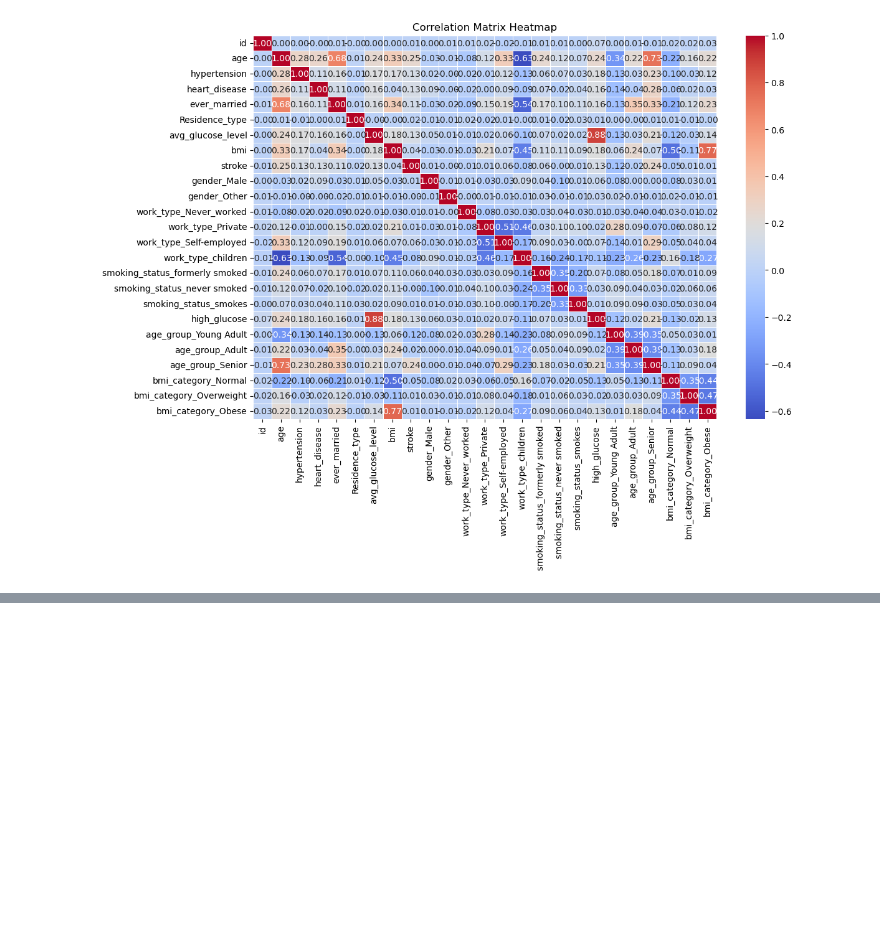
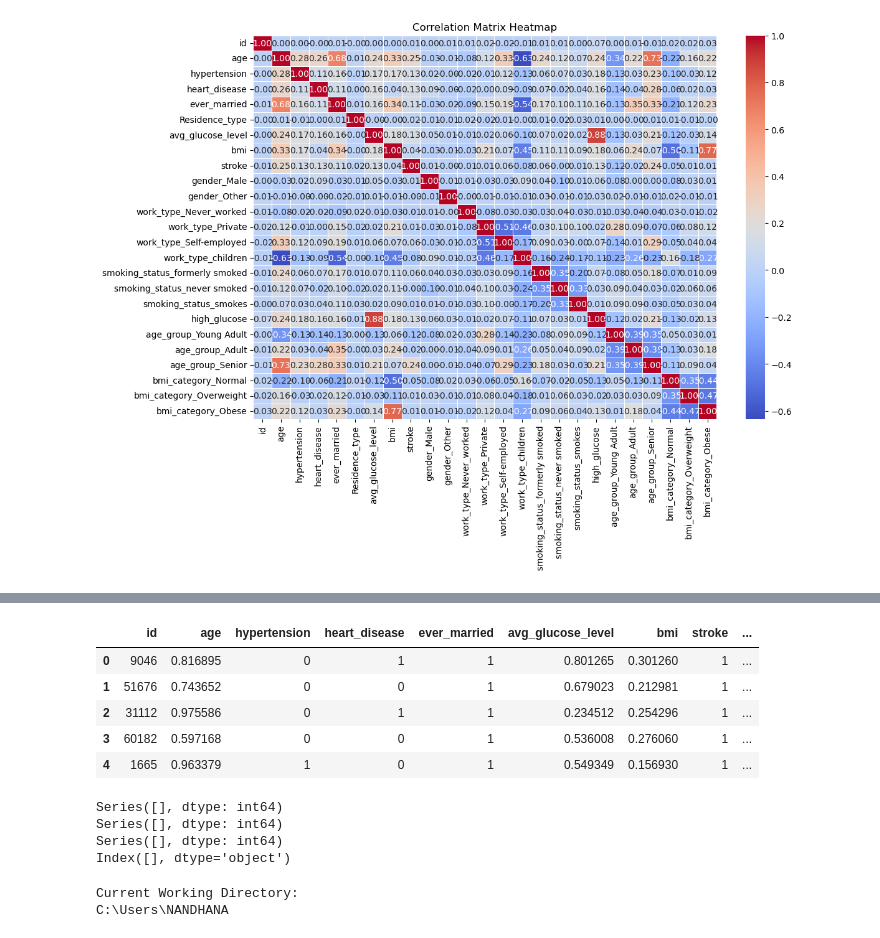
Before and after one commit to Nandhana-22/AI_ML_Exercise1, a Jupyter notebook: AI-ML(LabExercise1).ipynb, the cells around one changed output, grey strips where cells are left out. Saved outputs shown, nothing was run; the diff lists cells and outputs as text; code cells hidden in the pictures; blank space fills up the shorter version.

```diff
--- a/AI-ML(Exercise1) (1).ipynb
+++ b/AI-ML(LabExercise1).ipynb
@@ -614,0 +959,36 @@ plt.show()
+# %%
+import pandas as pd
+
+# Load the preprocessed dataset
+df = pd.read_csv(r"C:\Users\NANDHANA\stroke_preprocessed.csv")
+
+# Display the first 5 rows
+df.head()
+# %% [output]
+|  | id | age | hypertension | heart_disease | ever_married | avg_glucose_level | bmi | stroke | ... |
+| 0 | 9046 | 0.816895 | 0 | 1 | 1 | 0.801265 | 0.301260 | 1 | ... |
+| 1 | 51676 | 0.743652 | 0 | 0 | 1 | 0.679023 | 0.212981 | 1 | ... |
+| 2 | 31112 | 0.975586 | 0 | 1 | 1 | 0.234512 | 0.254296 | 1 | ... |
+| 3 | 60182 | 0.597168 | 0 | 0 | 1 | 0.536008 | 0.276060 | 1 | ... |
+| 4 | 1665 | 0.963379 | 1 | 0 | 1 | 0.549349 | 0.156930 | 1 | ... |
+# %%
+print(df_new.isnull().sum()[df_new.isnull().sum() > 0])
+
+print(X.isnull().sum()[X.isnull().sum() > 0])
+
+print(X_train.isnull().sum()[X_train.isnull().sum() > 0])
+
+print(X.select_dtypes(exclude='number').columns)
+# %% [output]
+Series([], dtype: int64)
+Series([], dtype: int64)
+Series([], dtype: int64)
+Index([], dtype='object')
+# %%
+import os
+
+print("Current Working Directory:")
+print(os.getcwd())
+# %% [output]
+Current Working Directory:
+C:\Users\NANDHANA
```
Also changed, not shown: parts of 19 cells of this notebook, 1 other file.
